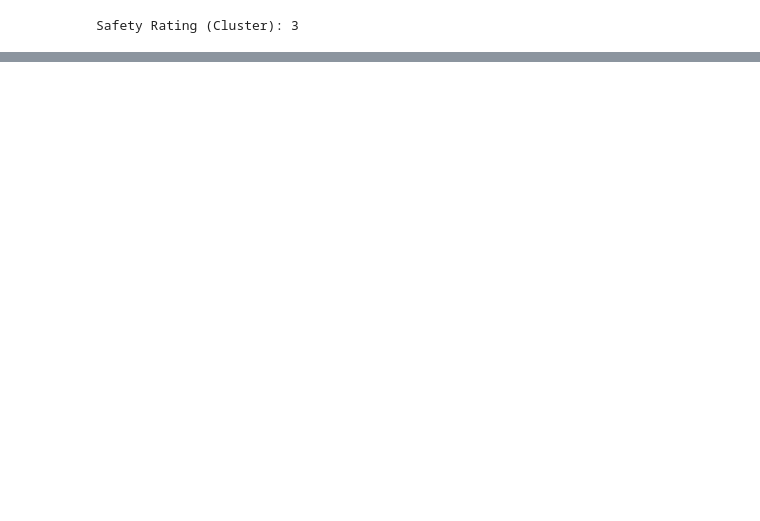
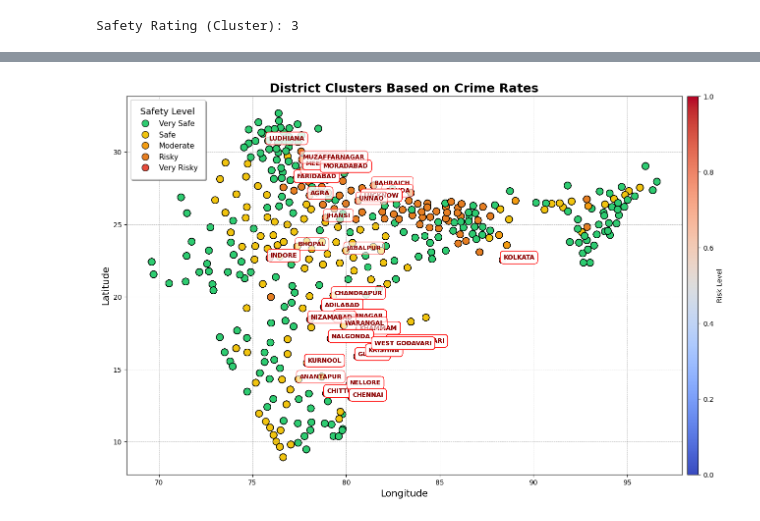
Before and after one commit to monster-migrate/CrimeAnalytics, a Jupyter notebook: init.ipynb, the cells around one changed output, grey strips where cells are left out. Saved outputs shown, nothing was run; the diff lists cells and outputs as text; code cells hidden in the pictures; blank space fills up the shorter version.

```diff
--- a/init.ipynb
+++ b/init.ipynb
@@ -73,0 +100,61 @@ Safety Rating (Cluster): 3
+# %%
+import matplotlib.pyplot as plt
+import seaborn as sns
+import geopandas as gpd
+from mpl_toolkits.axes_grid1 import make_axes_locatable
+
+# Optional: Use a GeoDataFrame for India (requires a shapefile of India, not shown here)
+# india_shapefile = 'path_to_shapefile/india_shapefile.shp'
+# gdf = gpd.read_file(india_shapefile)
+
+# Create the plot
+fig, ax = plt.subplots(figsize=(15, 10))
+
+# Optional: Plot a basemap for India (if using geopandas and a shapefile)
+# gdf.plot(ax=ax, color='lightgrey', edgecolor='black')
+
+# Create a custom palette with more visually appealing colors
+custom_palette = {0: '#2ECC71',   # Green (Very Safe)
+                  1: '#F1C40F',   # Yellow-Green (Safe)
+                  2: '#F39C12',   # Orange (Moderate)
+                  3: '#E67E22',   # Deep Orange (Risky)
+                  4: '#E74C3C'}   # Red (Very Risky)
+
+# Plot the clusters
+sns.scatterplot(x='Longitude', y='Latitude', hue='Cluster', data=dw_caw_latlong,
+                s=100, marker='o', palette=custom_palette, edgecolor='black', ax=ax)
+
+# Highlight the highest risk clusters with annotations (e.g., Cluster 4)
+for i, row in dw_caw_latlong[dw_caw_latlong['Cluster'] == 4].iterrows():
+    ax.text(row['Longitude'] + 0.05, row['Latitude'] + 0.05, row['District'],
+            fontsize=9, weight='bold', color='darkred',
+            bbox=dict(facecolor='white', alpha=0.6, edgecolor='red', boxstyle='round,pad=0.5'))
+
+# Optional: Add a color gradient legend for better visual interpretation
+divider = make_axes_locatable(ax)
+cax = divider.append_axes('right', size='2%', pad=0.1)
+sm = plt.cm.ScalarMappable(cmap='coolwarm')
+plt.colorbar(sm, cax=cax, orientation='vertical', label='Risk Level')
+
+# Add customizations for visual appeal
+ax.set_title('District Clusters Based on Crime Rates', fontsize=18, weight='bold')
+ax.set_xlabel('Longitude', fontsize=14)
+ax.set_ylabel('Latitude', fontsize=14)
+
+# Customize the legend
+handles, labels = ax.get_legend_handles_labels()
+labels = ['Very Safe', 'Safe', 'Moderate', 'Risky', 'Very Risky']
+ax.legend(handles, labels, title='Safety Level', loc='upper left',
+          title_fontsize='13', fontsize='11', frameon=True, fancybox=True, framealpha=1, shadow=True, borderpad=1)
+
+# Add gridlines for better geographical understanding
+ax.grid(True, linestyle='--', linewidth=0.5, color='gray', alpha=0.7)
+
+# Optional: Add a basemap or country outline (requires geopandas and a shapefile)
+# gdf.boundary.plot(ax=ax, linewidth=1.2, color='black')
+
+# Show the plot
+plt.show()
+fig.savefig('crime_clusters_high_res.png', dpi=300, bbox_inches='tight')
+# %% [output]
+[figure, added]
```
Also changed, not shown: parts of 6 cells of this notebook, 4 other files.
